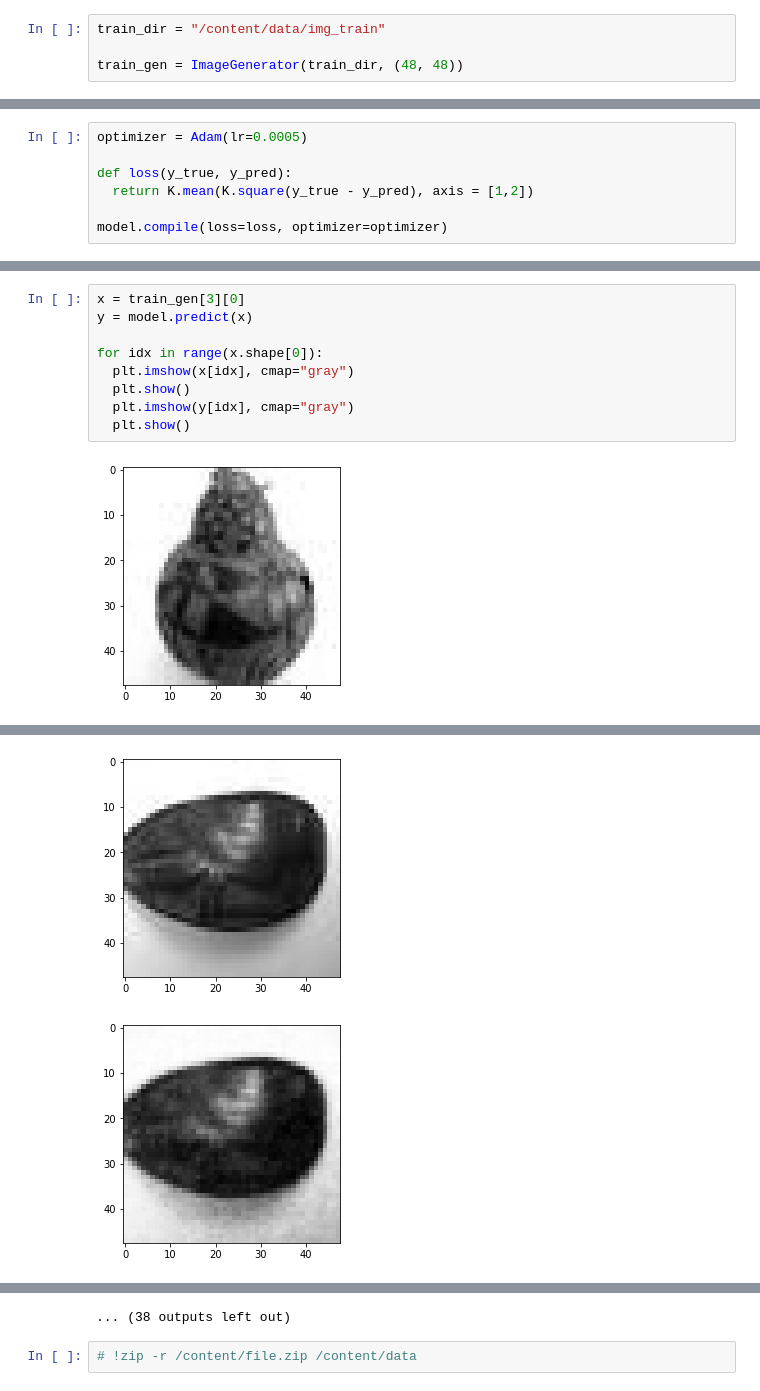
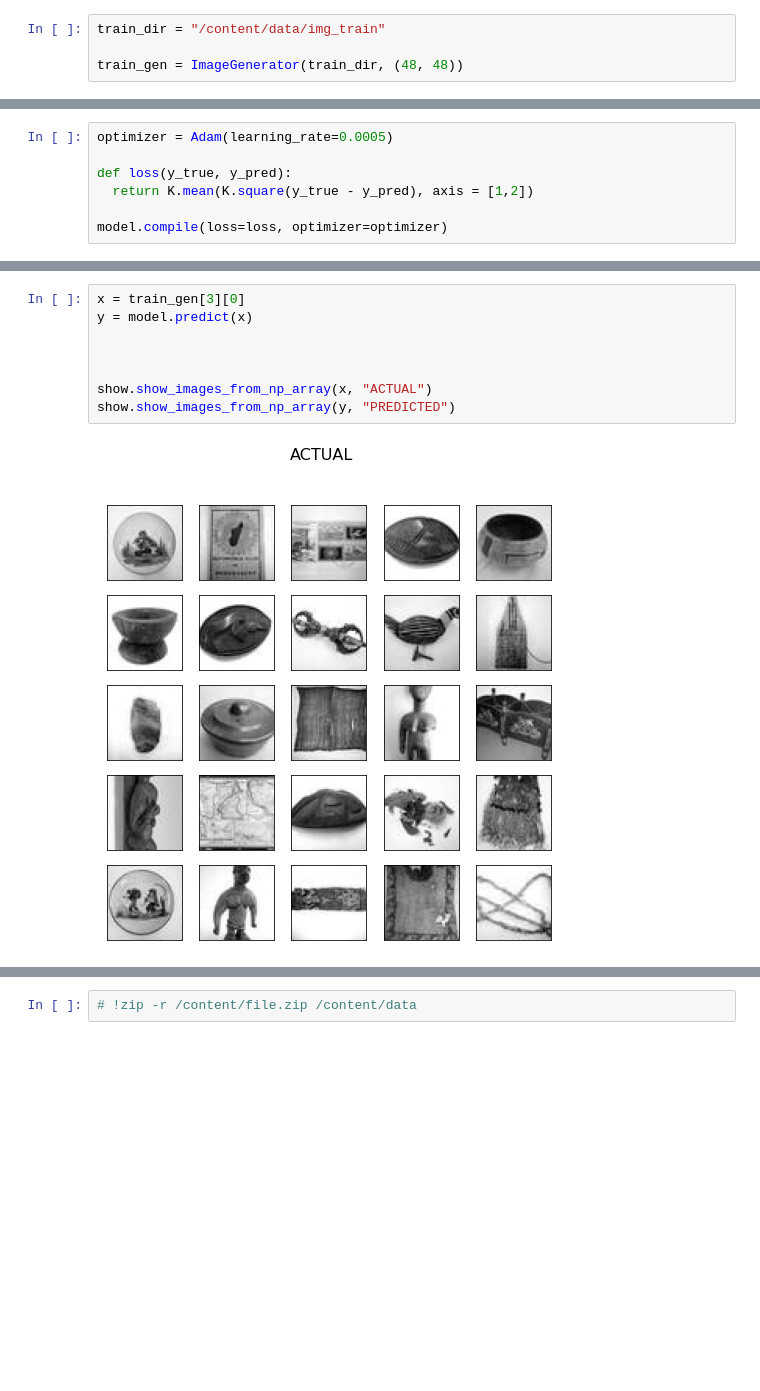
Before and after one commit to MaschinenNah/MachineLearningKochbuch02_Generatoren, a Jupyter notebook: 04_BilderLadenSW.ipynb, the cells around one changed output, grey strips where cells are left out. Saved outputs shown, nothing was run; the diff lists cells and outputs as text; blank space fills up the shorter version.

```diff
--- a/04_BilderLadenSW.ipynb
+++ b/04_BilderLadenSW.ipynb
@@ -105,7 +107,7 @@ Trainable params: 5,310,720
 Non-trainable params: 0
 _________________________________________________________________
 # %%
-optimizer = Adam(lr=0.0005)
+optimizer = Adam(learning_rate=0.0005)
 
 def loss(y_true, y_pred):
   return K.mean(K.square(y_true - y_pred), axis = [1,2])
@@ -135,11 +137,10 @@ Epoch 50/50
 # %%
 x = train_gen[3][0]
 y = model.predict(x)
 
-for idx in range(x.shape[0]):
-  plt.imshow(x[idx], cmap="gray")
-  plt.show()
-  plt.imshow(y[idx], cmap="gray")
-  plt.show()
+
+
+show.show_images_from_np_array(x, "ACTUAL")
+show.show_images_from_np_array(y, "PREDICTED")
 # %% [output]
-[figure, old version]
+[figure, new version]
@@ -147,2 +147,0 @@ for idx in range(x.shape[0]):
-[figure, removed]
-[figure, removed]
@@ -157,4 +148,3 @@ for idx in range(x.shape[0]):
-... (38 outputs left out)
 # %%
 # !zip -r /content/file.zip /content/data
 # %% [markdown]
```
Also changed, not shown: parts of 6 cells of this notebook.
